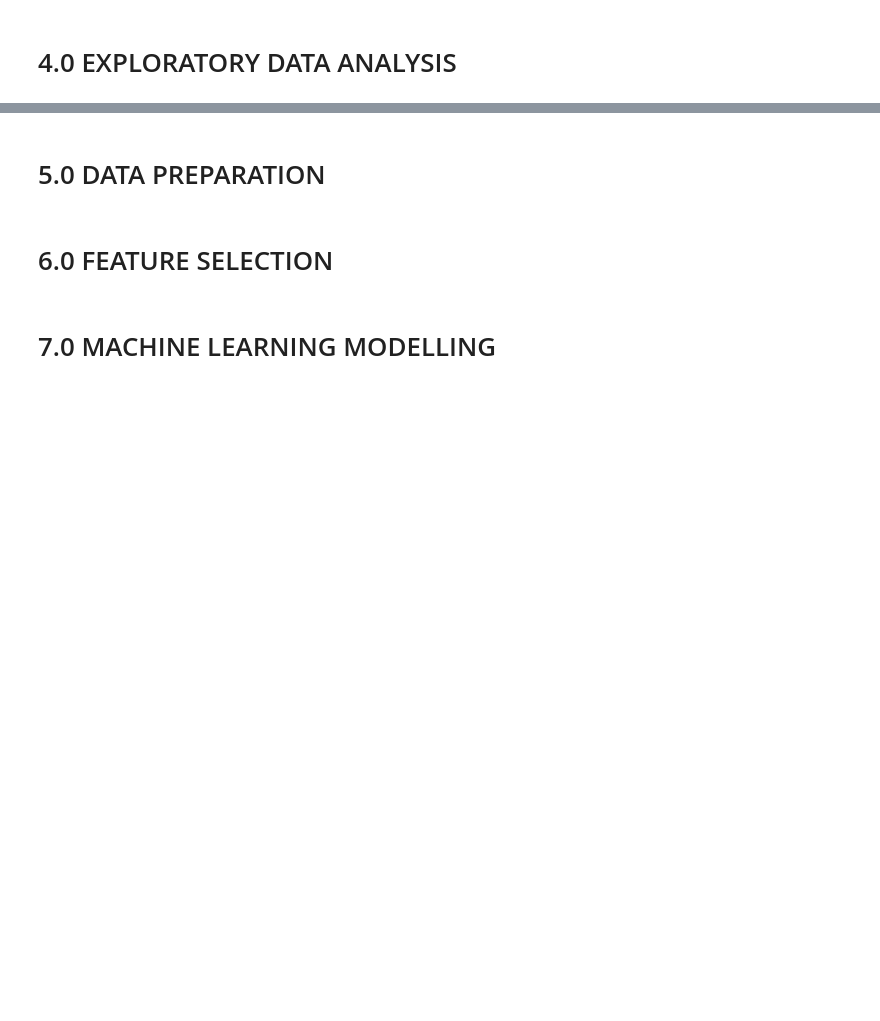
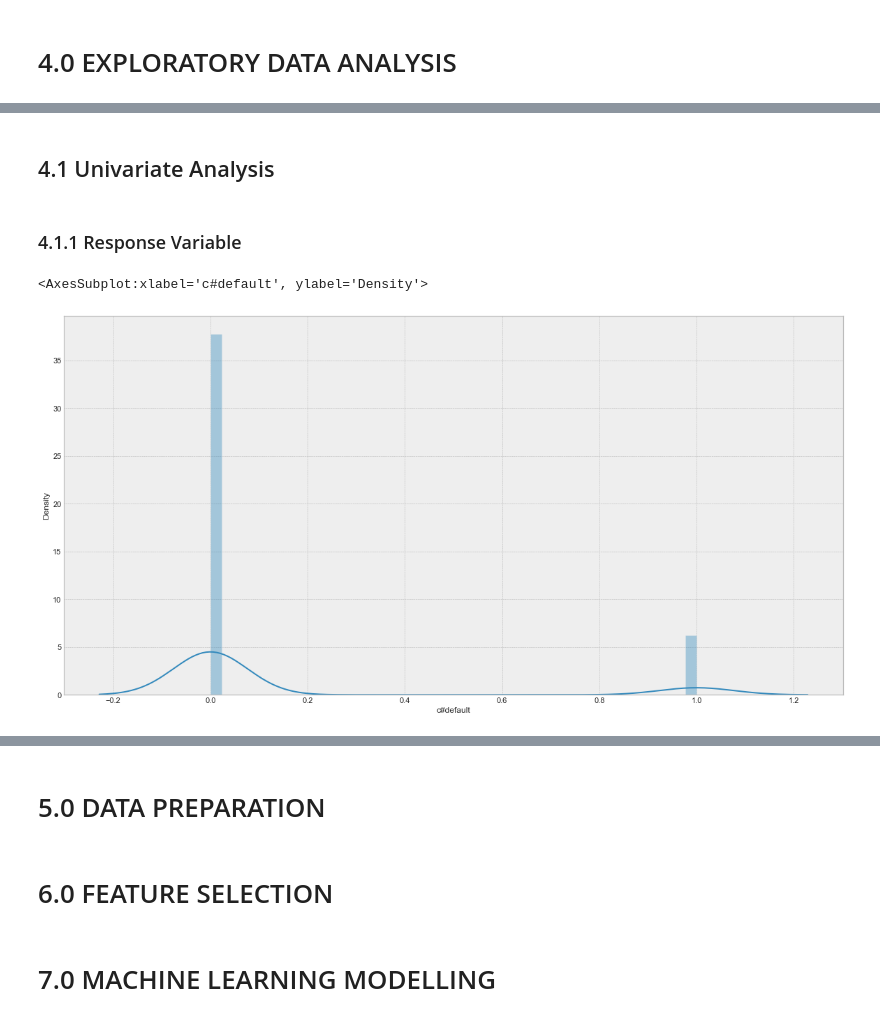
Before and after one commit to fabyosr/CreditAnalysis, a Jupyter notebook: CreditAnalysis.ipynb, the cells around one changed output, grey strips where cells are left out. Drawn from its saved outputs; the diff is of its cells as text; code cells hidden in the pictures; blank space fills up the shorter version.

```diff
--- a/CreditAnalysis.ipynb
+++ b/CreditAnalysis.ipynb
@@ -250,5 +272,7 @@ sns.boxplot( x=df2['loan'] )
 # %% [markdown]
 # 3.0 FEATURE ENGINEERING
+# %%
+df3 = df2.copy()
 # %% [markdown]
 ## 3.1 Mind Map - Which leverages impact the granting of credit
 # %%
@@ -309,10 +329,10 @@ Image("img/Credit_Concession.png")
 ## 3.3 - Feature Engineering
 # %%
 # Income
-df2['income_type'] = df2['income'].apply(lambda x: 'low' if x<35000 else 'medium' if (x>=35000) & (x<50000) else 'high' )
+df3['income_type'] = df3['income'].apply(lambda x: 'low' if x<35000 else 'mid' if (x>=35000) & (x<50000) else 'high' )
 
 # Age
-df2['age_type'] = df2['age'].apply(lambda x: 'young' if x<=30 else 'median' if (x>30) & (x<60) else 'high' )
+df3['age_type'] = df3['age'].apply(lambda x: 'young' if x<=30 else 'mid' if (x>30) & (x<60) else 'high' )
 
 # loan
-df2['loan_type'] = df2['loan'].apply(lambda x: 'low' if x<=2000 else 'median' if (x>2000) & (x<60000) else 'high' )
+df3['loan_type'] = df3['loan'].apply(lambda x: 'low' if x<=2000 else 'mid' if (x>2000) & (x<6000) else 'high' )
@@ -321,2 +339,4 @@ df2['loan_type'] = df2['loan'].apply(lambda x: 'low' if x<=2000 else 'median' if
 # %% [markdown]
 # 4.0 EXPLORATORY DATA ANALYSIS
+# %%
+df4 = df3.copy()
@@ -322,0 +347,9 @@ df2['loan_type'] = df2['loan'].apply(lambda x: 'low' if x<=2000 else 'median' if
+# %% [markdown]
+## 4.1 Univariate Analysis
+# %% [markdown]
+### 4.1.1 Response Variable
+# %%
+sns.distplot(df4['c#default'])
+# %% [output]
+<AxesSubplot:xlabel='c#default', ylabel='Density'>
+[figure, added]
```
Also changed, not shown: parts of 52 cells of this notebook.
